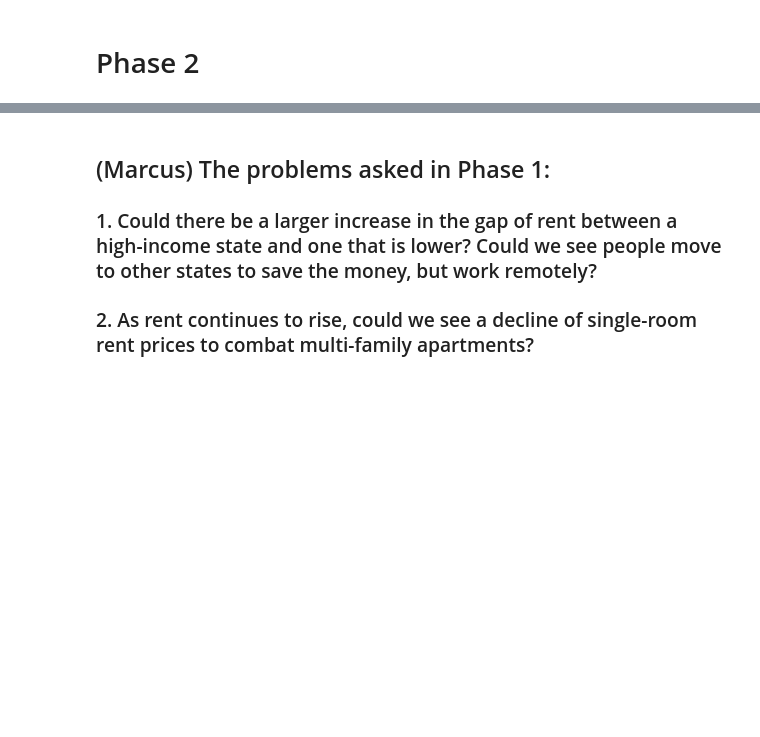
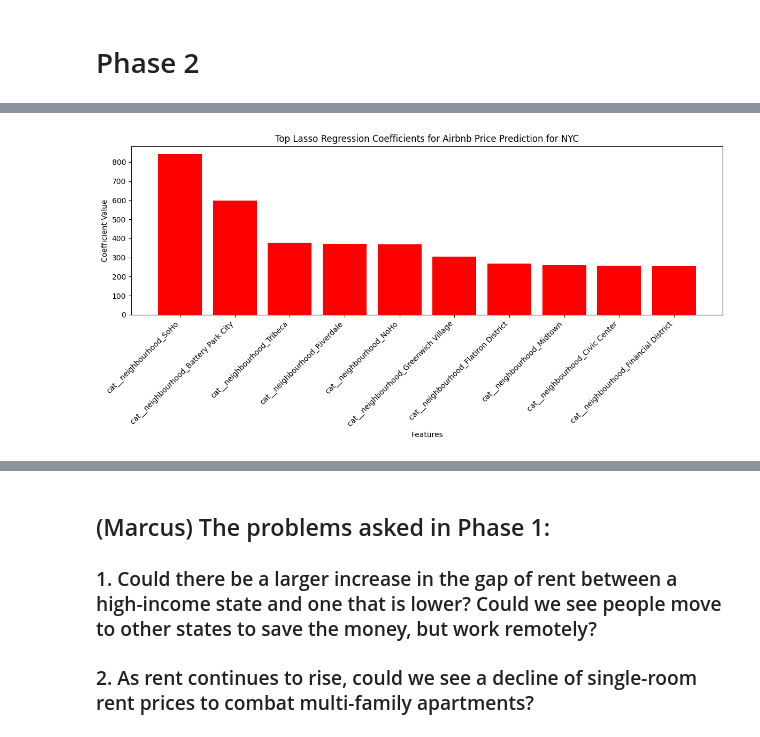
Before and after one commit to mmhartma/CSE587-Fall24-Project, a Jupyter notebook: Project.ipynb, the cells around one changed output, grey strips where cells are left out. Saved outputs shown, nothing was run; the diff lists cells and outputs as text; code cells hidden in the pictures; blank space fills up the shorter version.

```diff
--- a/Project.ipynb
+++ b/Project.ipynb
@@ -569,0 +642,46 @@ plt.show()
+# %%
+#Question 2 For this I previously did the analysis for airbnb prices vs room type in NYC . Here I am gonna analyze it more to using lasso rigression and plot the coeficients
+#of lasso against the features in this scenario neighbourhoods to determine the effect that has on the price of rents in
+import pandas as pd
+import numpy as np
+import matplotlib.pyplot as plt
+from sklearn.model_selection import train_test_split
+from sklearn.preprocessing import StandardScaler, OneHotEncoder
+from sklearn.linear_model import LassoCV
+from sklearn.pipeline import make_pipeline
+from sklearn.compose import ColumnTransformer
+
+
+X = airbnb_NYC_data[['room_type', 'neighbourhood', 'number_of_reviews']]
+y = airbnb_NYC_data['price']
+preprocessor = ColumnTransformer([
+    ('cat', OneHotEncoder(handle_unknown='ignore'), ['room_type', 'neighbourhood']),
+    ('num', StandardScaler(), ['number_of_reviews'])
+])
+lasso = make_pipeline(preprocessor, LassoCV(cv=5, random_state=0))
+
+X_train, X_test, y_train, y_test = train_test_split(X, y, test_size=0.2, random_state=0)
+lasso.fit(X_train, y_train)
+feature_names = lasso.named_steps['columntransformer'].get_feature_names_out()
+lasso_coef = lasso.named_steps['lassocv'].coef_
+
+coef_df = pd.DataFrame({'Feature': feature_names, 'Coefficient': lasso_coef})
+coef_df = coef_df[coef_df['Coefficient'] != 0]
+coef_df['abs_coef'] = coef_df['Coefficient'].abs()
+coef_df = coef_df.sort_values(by='abs_coef', ascending=False)
+
+# Selecting the top ten features to be plotted
+top_n = 10
+coef_df = coef_df.head(top_n)
+
+# Plotting the coefficients for significant features
+plt.figure(figsize=(12, 6))
+plt.bar(coef_df['Feature'], coef_df['Coefficient'], color='red')
+plt.title("Top Lasso Regression Coefficients for Airbnb Price Prediction for NYC")
+plt.xlabel("Features")
+plt.ylabel("Coefficient Value")
+plt.xticks(rotation=45, ha='right')
+plt.tight_layout()
+plt.show()
+# %% [output]
+[figure, added]
```
Also changed, not shown: parts of 5 cells of this notebook, 1 other file.
